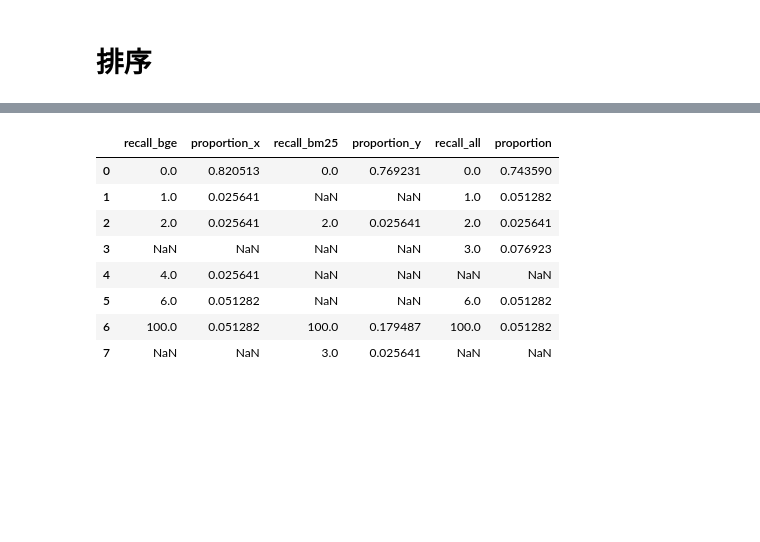
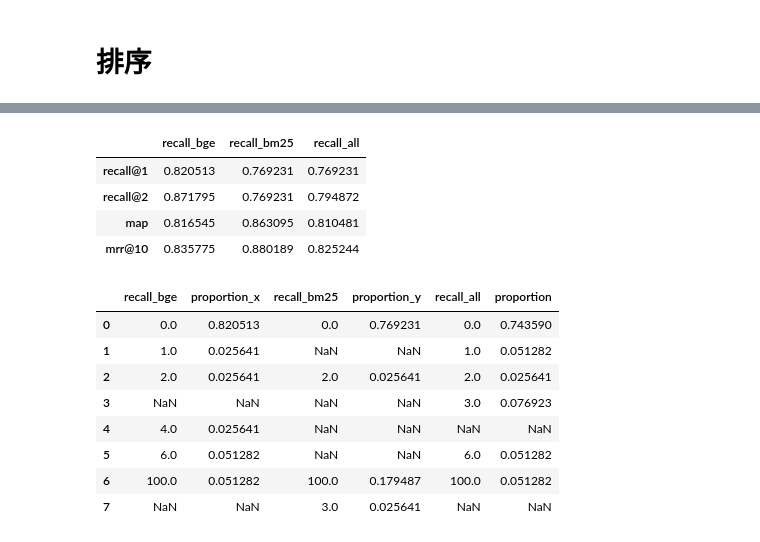
Before and after one commit to zhuxiaohai/rockchat, a Jupyter notebook: recall_infer_test.ipynb, the cells around one changed output, grey strips where cells are left out. Saved outputs shown, nothing was run; the diff lists cells and outputs as text; code cells hidden in the pictures; blank space fills up the shorter version.

```diff
--- a/recall_infer-Copy1.ipynb
+++ b/recall_infer_test.ipynb
@@ -1170,3 +1147,12 @@ for recall in recall_list:
+# %%
+# bge ranker finetune过后
+pd.DataFrame(result_all)
+# %% [output]
+|  | recall_bge | recall_bm25 | recall_all |
+| recall@1 | 0.820513 | 0.769231 | 0.769231 |
+| recall@2 | 0.871795 | 0.769231 | 0.794872 |
+| map | 0.816545 | 0.863095 | 0.810481 |
+| mrr@10 | 0.835775 | 0.880189 | 0.825244 |
 # %%
 # bge ranker finetune过后
 a = pd.DataFrame(result_T_loc)
```
Also changed, not shown: parts of 29 cells of this notebook, 6 other files.
